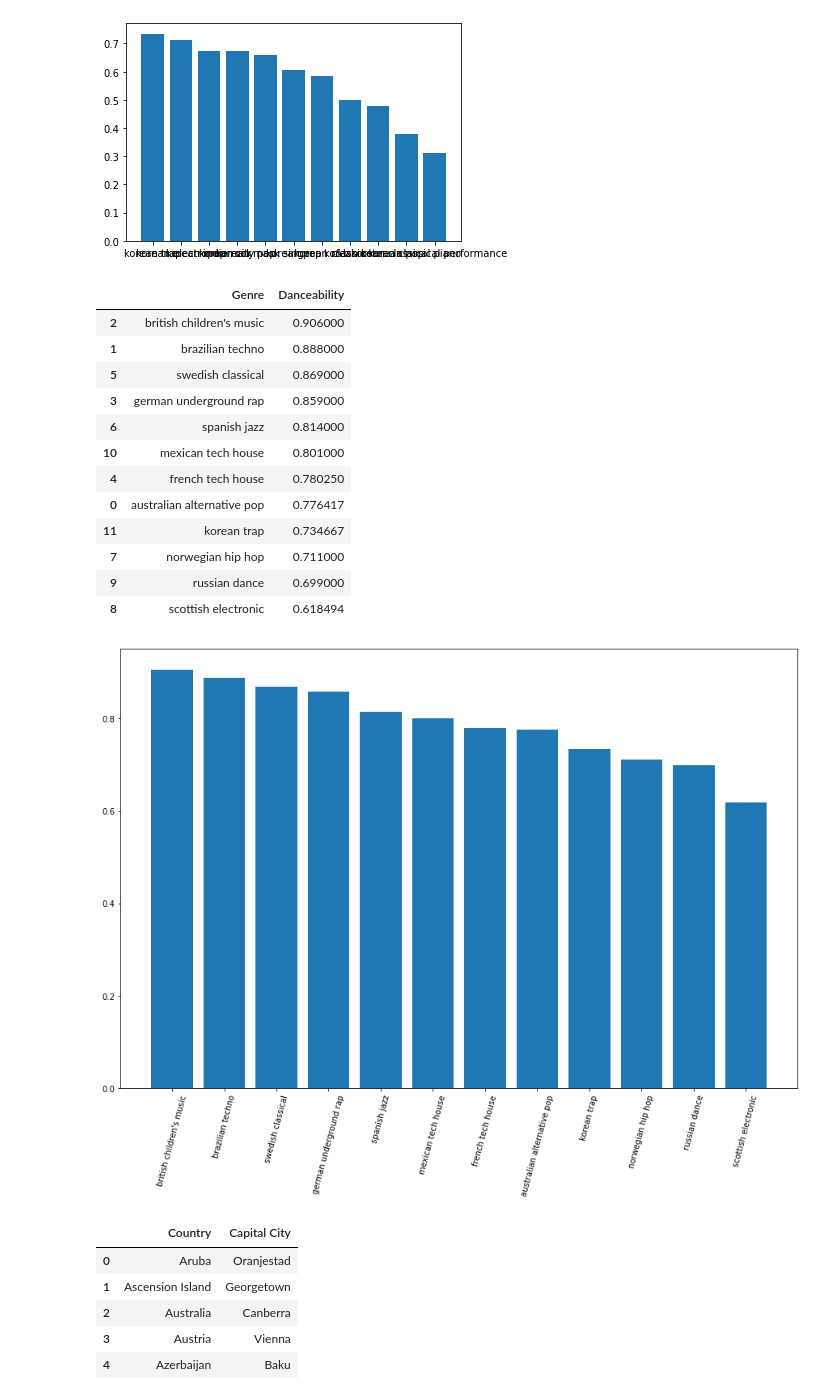
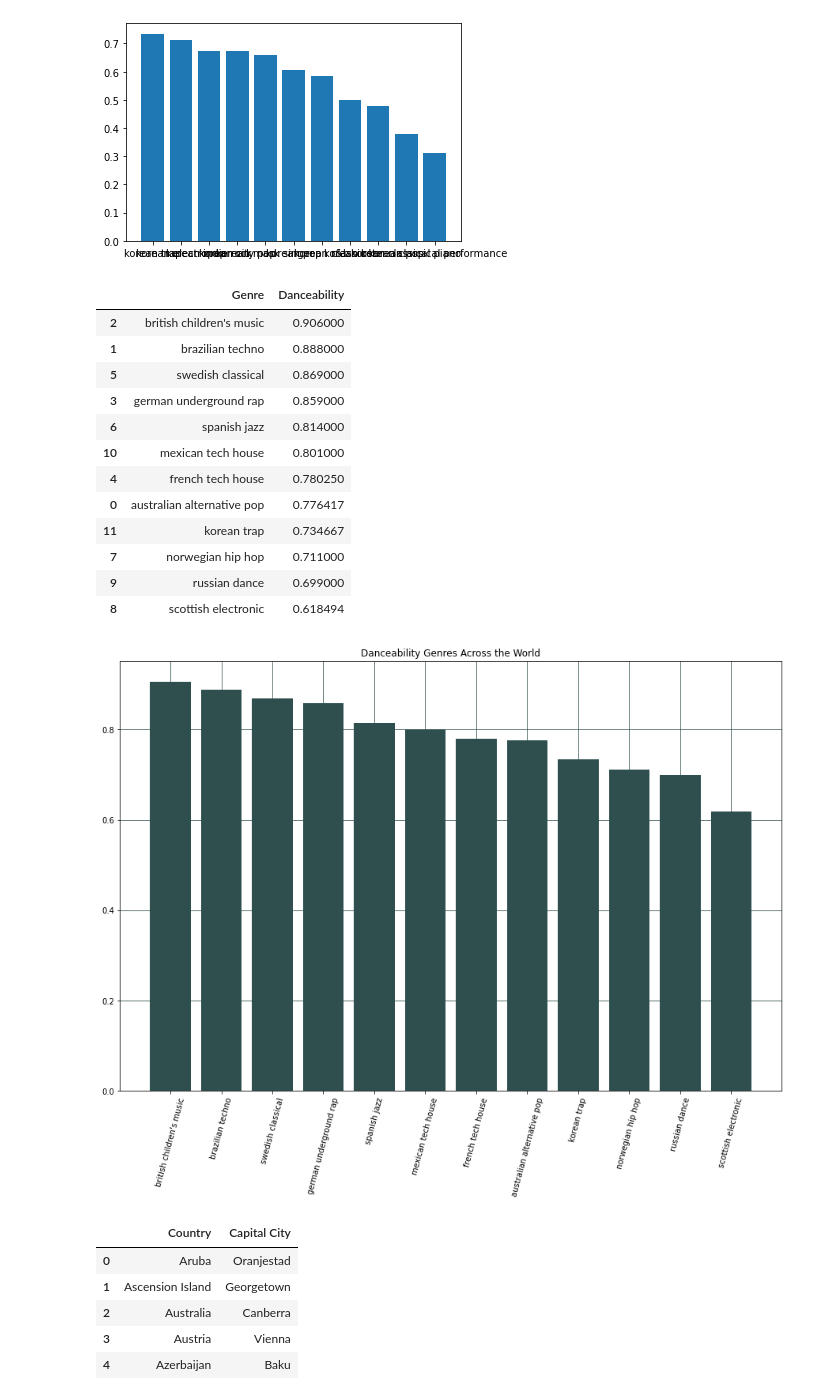
Before and after one commit to collinmpage/NWDS-project-one, a Jupyter notebook: data_visualized.ipynb, the cells around one changed output. Cells and saved outputs as stored; diff of their text form; code cells hidden in the pictures.

```diff
--- a/data_visualized.ipynb
+++ b/data_visualized.ipynb
@@ -56,8 +56,7 @@ genre = australia.iat[0,0]
 score = australia.iat[0,2]
 
 #add those to the dataframe
-best_genres['Genre'] = [genre]'Australia', 'Brazil', 'UK', 'Germany', 'France', 'Sweden',
-             'Spain', 'Norway', 'Scotland','Russia','Mexico','Korea','Australia'
+best_genres['Genre'] = [genre]
 best_genres['Danceability'] = [score]
 
 #print the most danceable genre and score
@@ -327,32 +338,36 @@ the most danceable genre was korean trap with a score of 0.7346666666666666
 # %%
 best_genres = best_genres.sort_values(by= 'Danceability', ascending = False)
 
 x = best_genres['Genre']
 y = best_genres['Danceability']
 
 fig1,ax1 = plt.subplots(figsize = (15,10))
 
 #x_axis = np.arange(len(best_genres['Genre']) - 0.5)
 #tick_locations = [value for value in x_axis]
-plt.bar(x,y)
+plt.bar(x,y, color = 'darkslategrey')
+plt.grid(color = 'darkslategrey')
 plt.xticks(rotation = 75)
+plt.title('Danceability Genres Across the World')
+
+plt.savefig("Genre breakdown.png")
 
 best_genres
 # %% [output]
 |  | Genre | Danceability |
 | 2 | british children's music | 0.906000 |
 | 1 | brazilian techno | 0.888000 |
 | 5 | swedish classical | 0.869000 |
 | 3 | german underground rap | 0.859000 |
 | 6 | spanish jazz | 0.814000 |
 | 10 | mexican tech house | 0.801000 |
 | 4 | french tech house | 0.780250 |
 | 0 | australian alternative pop | 0.776417 |
 | 11 | korean trap | 0.734667 |
 | 7 | norwegian hip hop | 0.711000 |
 | 9 | russian dance | 0.699000 |
 | 8 | scottish electronic | 0.618494 |
-[figure, old version]
+[figure, new version]
 # %%
 #I want to add in some notes on pop music here
 #pop = data_by_genres[data_by_genres.genres.str.contains('pop')]
```
Also changed, not shown: parts of 7 cells of this notebook, 4 other files.
